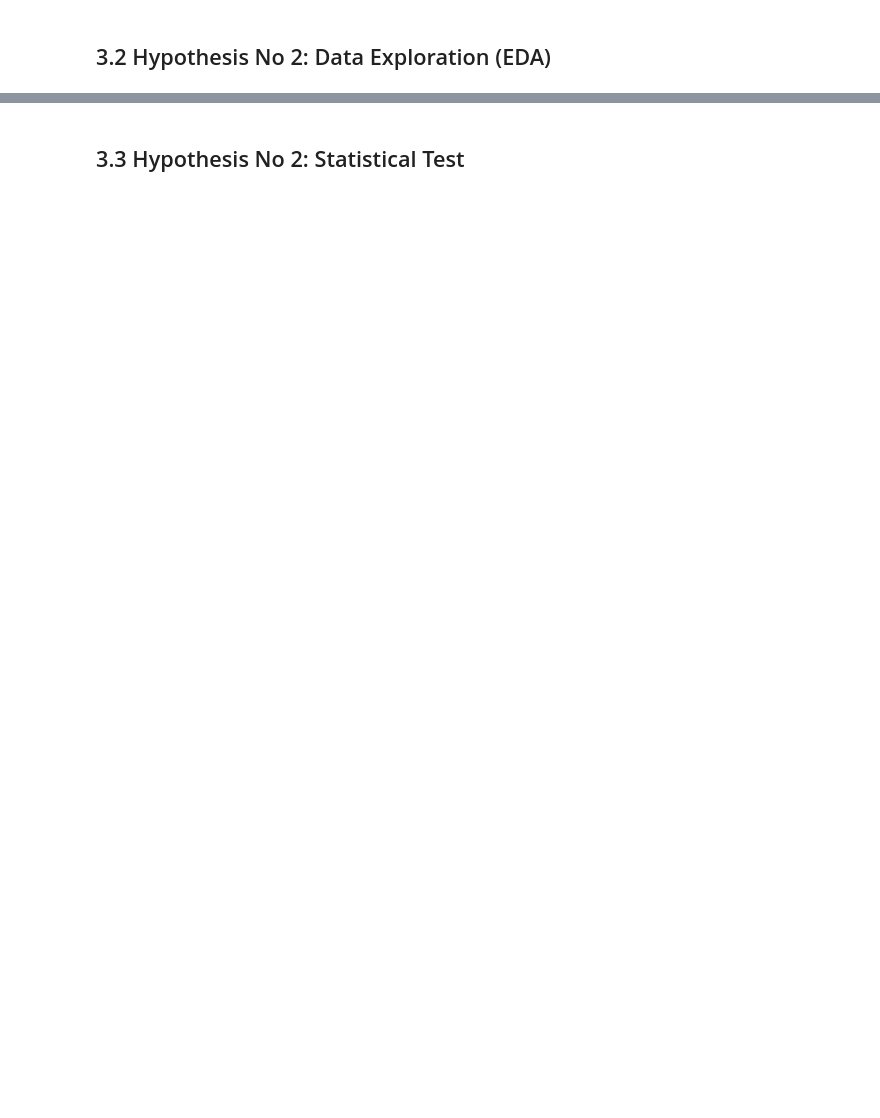
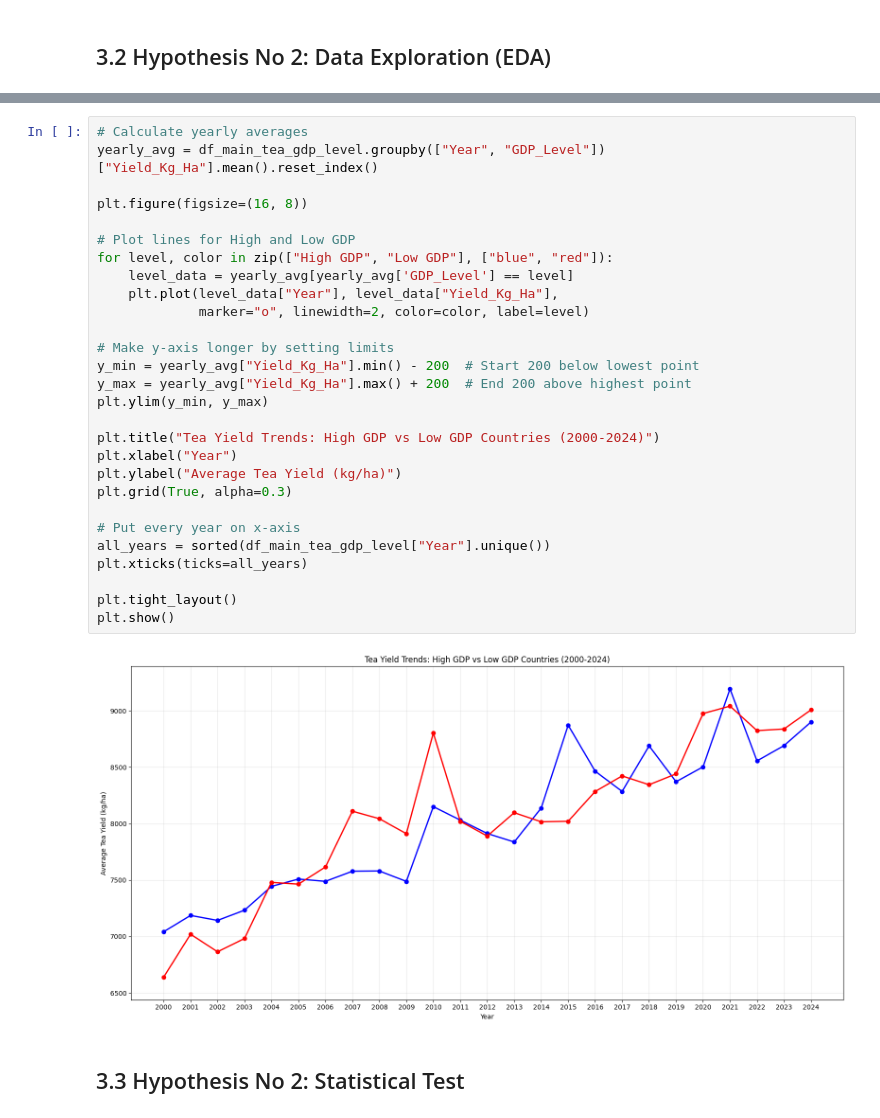
Before and after one commit to HaveTimeDrinkTea/global_tea_trade_analysis, a Jupyter notebook: notebooks/06_Hypothesis_Testings.ipynb, the cells around one changed output, grey strips where cells are left out. Saved outputs shown, nothing was run; the diff lists cells and outputs as text; blank space fills up the shorter version.

```diff
--- a/notebooks/06_Hypothesis_Testings.ipynb
+++ b/notebooks/06_Hypothesis_Testings.ipynb
@@ -413,2 +493,32 @@ IQR    : 2636
+# %%
+# Calculate yearly averages
+yearly_avg = df_main_tea_gdp_level.groupby(["Year", "GDP_Level"])["Yield_Kg_Ha"].mean().reset_index()
+
+plt.figure(figsize=(16, 8))
+
+# Plot lines for High and Low GDP
+for level, color in zip(["High GDP", "Low GDP"], ["blue", "red"]):
+    level_data = yearly_avg[yearly_avg['GDP_Level'] == level]
+    plt.plot(level_data["Year"], level_data["Yield_Kg_Ha"],
+             marker="o", linewidth=2, color=color, label=level)
+
+# Make y-axis longer by setting limits
+y_min = yearly_avg["Yield_Kg_Ha"].min() - 200  # Start 200 below lowest point
+y_max = yearly_avg["Yield_Kg_Ha"].max() + 200  # End 200 above highest point
+plt.ylim(y_min, y_max)
+
+plt.title("Tea Yield Trends: High GDP vs Low GDP Countries (2000-2024)")
+plt.xlabel("Year")
+plt.ylabel("Average Tea Yield (kg/ha)")
+plt.grid(True, alpha=0.3)
+
+# Put every year on x-axis
+all_years = sorted(df_main_tea_gdp_level["Year"].unique())
+plt.xticks(ticks=all_years)
+
+plt.tight_layout()
+plt.show()
+# %% [output]
+[figure, added]
 # %% [markdown]
 ## 3.3 Hypothesis No 2: Statistical Test
```
Also changed, not shown: parts of 29 cells of this notebook, 7 other files.
